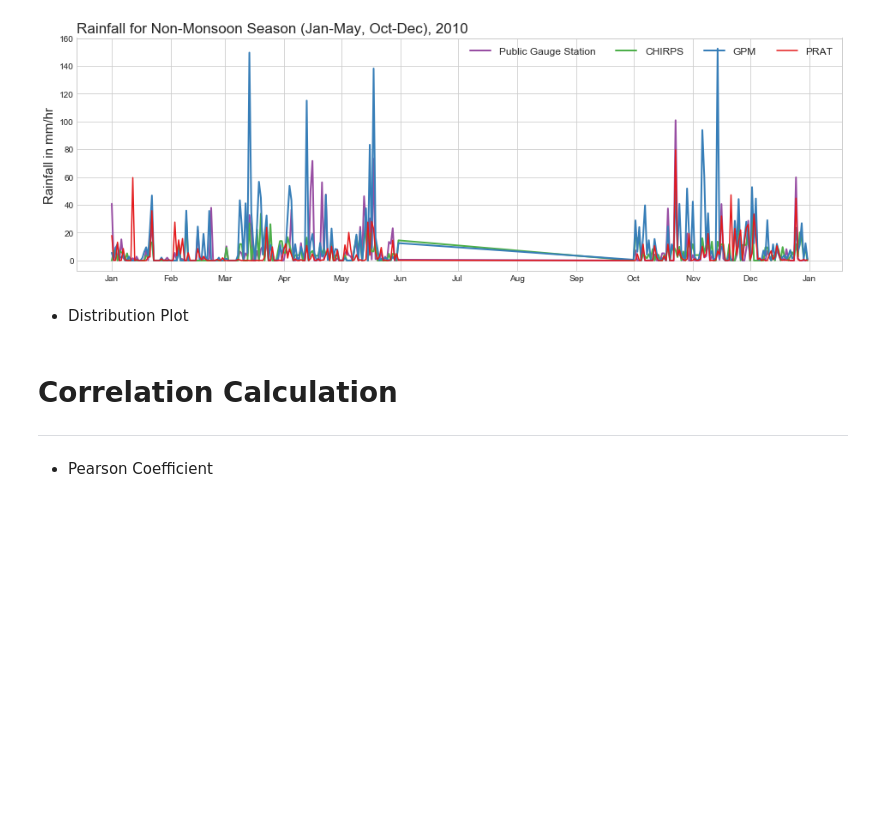
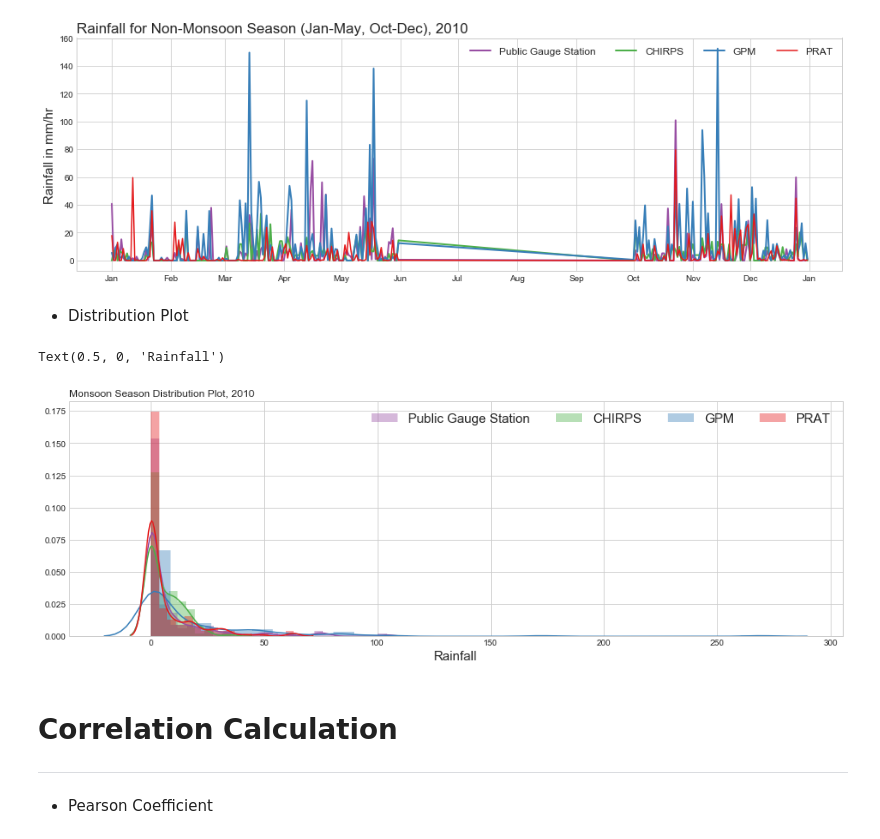
Before and after one commit to dsaharia/PRAT-Rainfall, a Jupyter notebook: imager-rainfall/01_Singapore_prat.ipynb, the cells around one changed output. Drawn from its saved outputs; the diff is of its cells as text; code cells hidden in the pictures; blank space fills up the shorter version.

```diff
--- a/imager-rainfall/01_Singapore_prat.ipynb
+++ b/imager-rainfall/01_Singapore_prat.ipynb
@@ -213,14 +215,17 @@ plt.legend(loc='upper right', ncol=4, prop={'size': 12}, fontsize=16)
 # %% [markdown]
 * Distribution Plot
 # %%
-# sns.distplot(monsoon_gauge['rainfall_rate'], hist=True, kde=True, label='Public Gauge Station', color='#984ea3')
-# sns.distplot(monsoon_chirps['precip'], hist=True, kde=True, label='CHIRPS', color='#4daf4a')
-# sns.distplot(monsoon_gpm['precipitationCal'], hist=True, kde=True, label='GPM', color='#377eb8')
-# sns.distplot(monsoon_prat['rainfall_rate'], hist=True, kde=True, label='PRAT', color='#e41a1c')
-# plt.legend(fontsize=15, ncol=4)
-# plt.title('Monsoon Season Distribution Plot, 2010', loc="left", )
-# plt.xlabel("Rainfall", fontsize=15)
+sns.distplot(monsoon_gauge['rainfall_rate'], hist=True, kde=True, label='Public Gauge Station', color='#984ea3')
+sns.distplot(monsoon_chirps['precip'], hist=True, kde=True, label='CHIRPS', color='#4daf4a')
+sns.distplot(monsoon_gpm['precipitationCal'], hist=True, kde=True, label='GPM', color='#377eb8')
+sns.distplot(monsoon_prat['rainfall_rate'], hist=True, kde=True, label='PRAT', color='#e41a1c')
+plt.legend(fontsize=15, ncol=4)
+plt.title('Monsoon Season Distribution Plot, 2010', loc="left", )
+plt.xlabel("Rainfall", fontsize=15)
 #plt.savefig('Figures/monsoon_distribution.pdf');
+# %% [output]
+Text(0.5, 0, 'Rainfall')
+[figure, added]
 # %% [markdown]
 # Correlation Calculation
 ---
```
Also changed, not shown: parts of 5 cells of this notebook.
